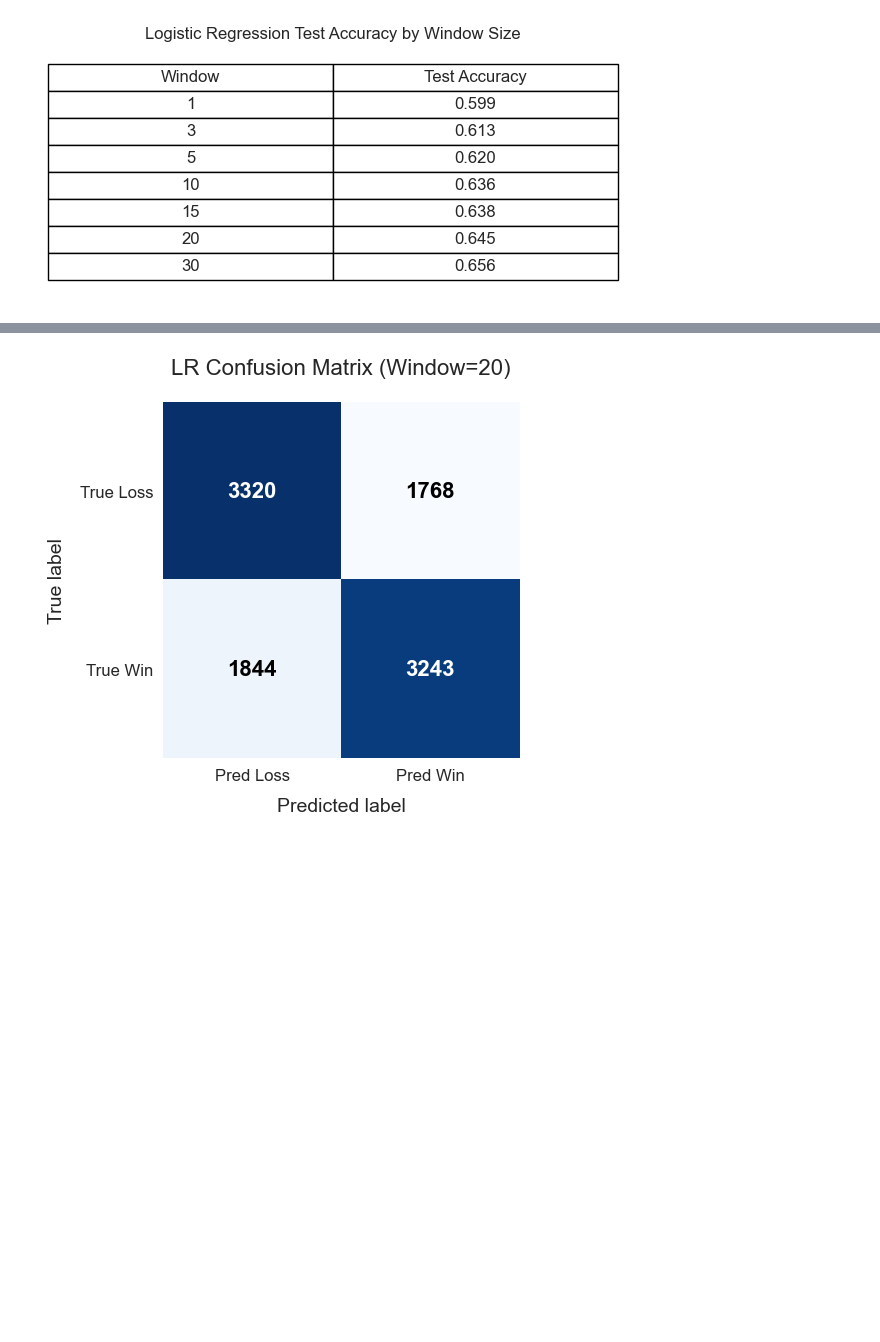
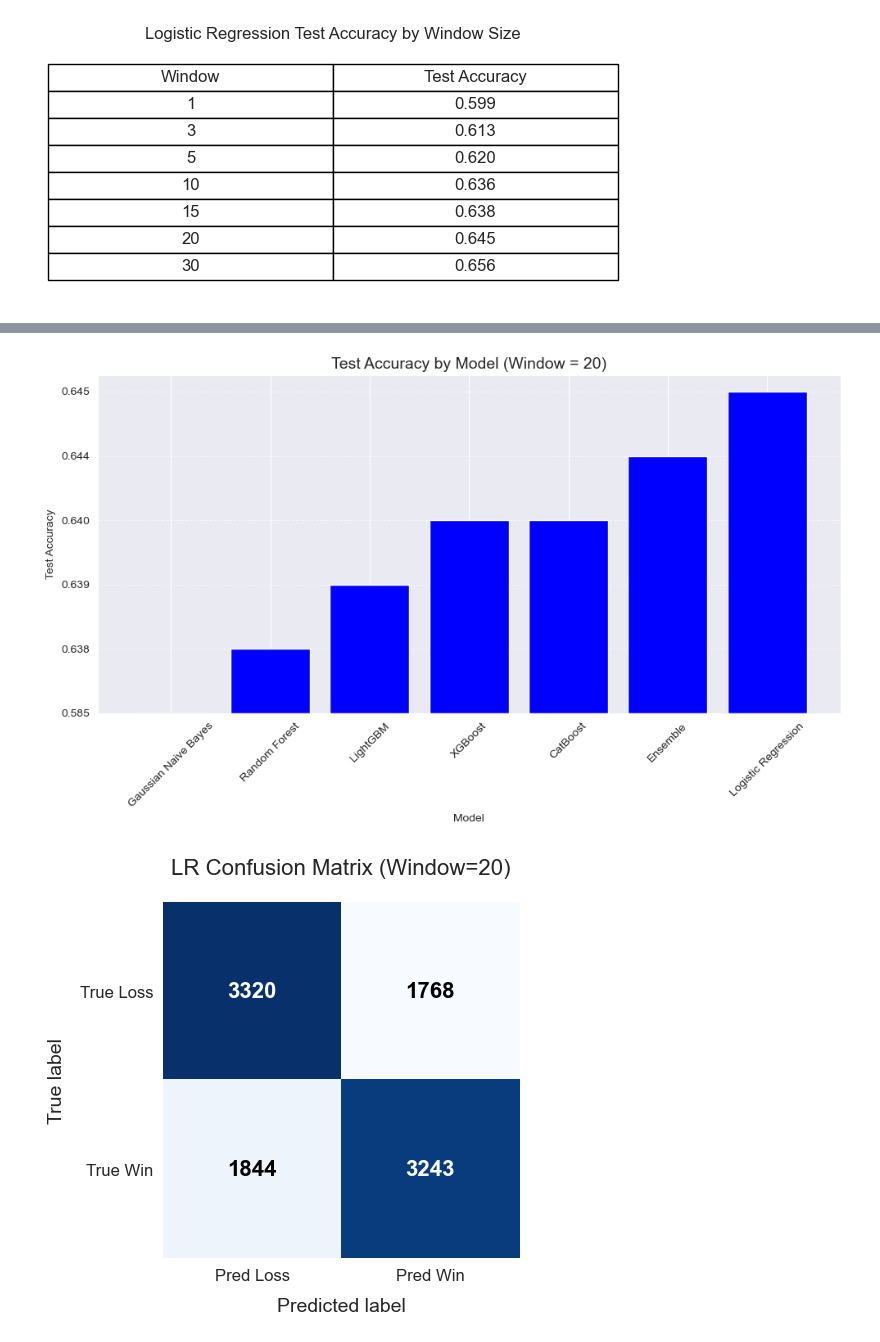
Before and after one commit to 5v3nn/uzh-esc403-data-science-project-nba, a Jupyter notebook: prediction.ipynb, the cells around one changed output, grey strips where cells are left out. Drawn from its saved outputs; the diff is of its cells as text; code cells hidden in the pictures; blank space fills up the shorter version.

```diff
--- a/prediction.ipynb
+++ b/prediction.ipynb
@@ -1065,3 +1244,74 @@ plt.show()
+# %%
+import matplotlib.pyplot as plt
+import seaborn as sns
+import matplotlib.pyplot as plt
+import seaborn as sns
+
+import os
+import glob
+import pandas as pd
+import matplotlib.pyplot as plt
+
+name_map = {
+    'catboost': 'CatBoost',
+    'gnb':      'Gaussian Naive Bayes',
+    'lgbm':     'LightGBM',
+    'lr':       'Logistic Regression',
+    'rf':       'Random Forest',
+    'stack':    'Ensemble',
+    'xgb':      'XGBoost'
+}
+
+SUMMARY_DIR = os.path.join(DATA_PATH, 'prediction_results')
+
+pattern = os.path.join(SUMMARY_DIR, '*_window_results_summary.csv')
+files   = glob.glob(pattern)
+
+records = []
+for fp in files:
+    model = os.path.basename(fp).replace('_window_results_summary.csv','')
+    full_name = name_map.get(model, model)
+    df    = pd.read_csv(fp)
+    if 'window' not in df.columns or 'accuracy_test' not in df.columns:
+        continue
+    df['window'] = df['window'].astype(int)
+    df['accuracy_test'] = df['accuracy_test'].astype(float)
+    df['cv_scores_mean'] = df['cv_scores_mean'].astype(float)
+    df['cv_scores_std'] = df['cv_scores_std'].astype(float)
+    accuracy_test = df.loc[df['window']==20, 'accuracy_test']
+    cv_scores_mean = df.loc[df['window']==20, 'cv_scores_mean']
+    cv_scores_std = df.loc[df['window']==20, 'cv_scores_std']
+    records.append({
+        'Model': full_name,
+        'Test Accuracy': f"{accuracy_test.iloc[0]:.3f}",
+        'Mean CV Accuracy': f"{cv_scores_mean.iloc[0]:.3f}",
+        'CV std': f"{cv_scores_std.iloc[0]:.3f}"
+    })
+
+results = pd.DataFrame(records).sort_values('Mean CV Accuracy', ascending=True).reset_index(drop=True)
+
+import matplotlib.pyplot as plt
+import seaborn as sns
+
+# Sort by test accuracy
+results_sorted = results.sort_values('Test Accuracy').reset_index(drop=True)
+
+plt.figure(figsize=(10, 6))
+bars = plt.bar(results_sorted['Model'], results_sorted['Test Accuracy'], color='blue')
+plt.title('Test Accuracy by Model (Window = 20)', fontsize=14)
+plt.ylabel('Test Accuracy')
+plt.xlabel('Model')
+plt.xticks(rotation=45)
+plt.grid(axis='y', linestyle='--', alpha=0.6)
+plt.tight_layout()
+plt.savefig('Model_Comparisons_Bar.png',
+            dpi=300,
+            bbox_inches='tight',
+            transparent=False,
+            format='png')
+plt.show()
+# %% [output]
+[figure, added]
 # %%
 from sklearn.metrics import confusion_matrix
 
```
Also changed, not shown: parts of 2 cells of this notebook, 1 other file.
